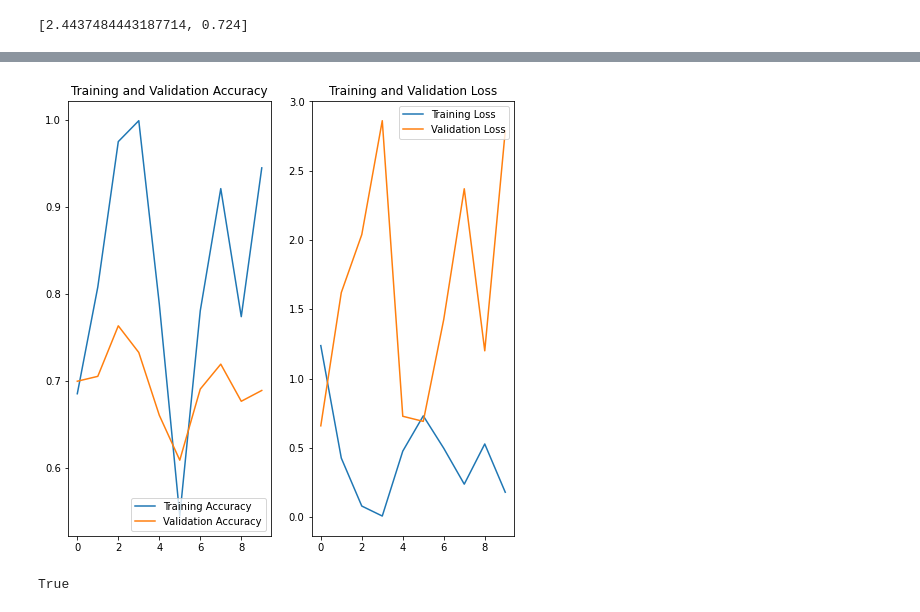
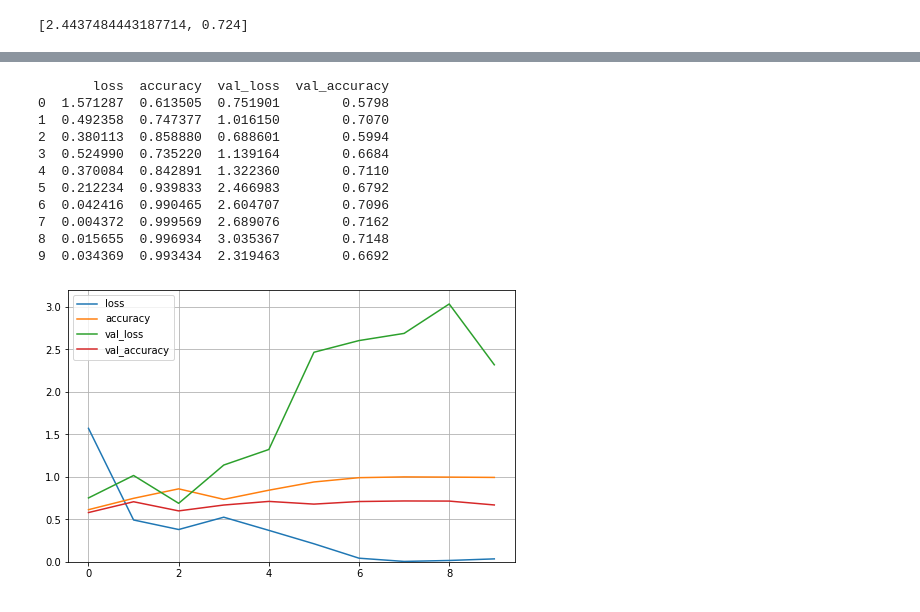
Before and after one commit to Quan3Xin/tf_estimator_demo, a Jupyter notebook: CNN_with_cat&dog.ipynb, the cells around one changed output, grey strips where cells are left out. Drawn from its saved outputs; the diff is of its cells as text; code cells hidden in the pictures.

```diff
--- a/CNN_with_cat&dog.ipynb
+++ b/CNN_with_cat&dog.ipynb
@@ -51,7 +51,7 @@ def decode_img(img_raw):
     img_tensor = tf.image.decode_jpeg(img_raw, channels=3)
     print(img_tensor.shape)
     #img_tensor = (img_tensor/127.5) - 1
-    tf_fianl = tf.image.resize(img_tensor, [100, 100])
+    tf_fianl = tf.image.resize(img_tensor, [160, 160])
 
     # 格式化0-1
     img = tf.image.convert_image_dtype(tf_fianl, tf.float32)
@@ -375,66 +322,66 @@ for ic in pre_dict:
 # %%
 import matplotlib.pyplot as plt
-acc = history.history['accuracy']
-val_acc = history.history['val_accuracy']
 
-loss = history.history['loss']
-val_loss = history.history['val_loss']
+def plot_curves(history):
+    pd.DataFrame(history.history).plot(figsize=(8,5))
+    print(pd.DataFrame(history.history))
+    plt.grid(True)
+    plt.gca().set_ylim(0,3.2)
+    plt.show()
+plot_curves(history)
 
-epochs_range = range(10)
+# acc = history.history['accuracy']
+# val_acc = history.history['val_accuracy']
 
-plt.figure(figsize=(8, 8))
-plt.subplot(1, 2, 1)
-plt.plot(epochs_range, acc, label='Training Accuracy')
-plt.plot(epochs_range, val_acc, label='Validation Accuracy')
-plt.legend(loc='lower right')
-plt.title('Training and Validation Accuracy')
+# loss = history.history['loss']
+# val_loss = history.history['val_loss']
 
-plt.subplot(1, 2, 2)
-plt.plot(epochs_range, loss, label='Training Loss')
-plt.plot(epochs_range, val_loss, label='Validation Loss')
-plt.legend(loc='upper right')
-plt.title('Training and Validation Loss')
-plt.show()
+# epochs_range = range(10)
+
+# plt.figure(figsize=(8, 8))
+# plt.subplot(1, 2, 1)
+# plt.plot(epochs_range, acc, label='Training Accuracy')
+# plt.plot(epochs_range, val_acc, label='Validation Accuracy')
+# plt.legend(loc='lower right')
+# plt.title('Training and Validation Accuracy')
+
+# plt.subplot(1, 2, 2)
+# plt.plot(epochs_range, loss, label='Training Loss')
+# plt.plot(epochs_range, val_loss, label='Validation Loss')
+# plt.legend(loc='upper right')
+# plt.title('Training and Validation Loss')
+# plt.show()
 # acc = new_model.history.history['accuracy']
 # val_acc = new_model.history.history['val_accuracy']
 
 # loss = new_model.history.history['loss']
 # val_loss = new_model.history.history['val_loss']
 
 # epochs_range = range(10)
 
 # plt.figure(figsize=(8, 8))
 # plt.subplot(1, 2, 1)
 # plt.plot(epochs_range, acc, label='Training Accuracy')
 # plt.plot(epochs_range, val_acc, label='Validation Accuracy')
 # plt.legend(loc='lower right')
 # plt.title('Training and Validation Accuracy')
 
 # plt.subplot(1, 2, 2)
 # plt.plot(epochs_range, loss, label='Training Loss')
 # plt.plot(epochs_range, val_loss, label='Validation Loss')
 # plt.legend(loc='upper right')
 # plt.title('Training and Validation Loss')
 # plt.show()
 # %% [output]
+       loss  accuracy  val_loss  val_accuracy
+0  1.571287  0.613505  0.751901        0.5798
+1  0.492358  0.747377  1.016150        0.7070
+2  0.380113  0.858880  0.688601        0.5994
+3  0.524990  0.735220  1.139164        0.6684
+4  0.370084  0.842891  1.322360        0.7110
+5  0.212234  0.939833  2.466983        0.6792
+6  0.042416  0.990465  2.604707        0.7096
+7  0.004372  0.999569  2.689076        0.7162
+8  0.015655  0.996934  3.035367        0.7148
+9  0.034369  0.993434  2.319463        0.6692
-[figure, old version]
+[figure, new version]
-# %%
-import platform    # For getting the operating system name
-import subprocess  # For executing a shell command
-
-def ping(host):
-    """
-    Returns True if host (str) responds to a ping request.
-    Remember that a host may not respond to a ping (ICMP) request even if the host name is valid.
-    """
-
-    # Option for the number of packets as a function of
-    param = '-n' if platform.system().lower()=='windows' else '-c'
-
-    # Building the command. Ex: "ping -c 1 google.com"
-    command = ['ping', param, '1', host]
-
-    return subprocess.call(command) == 0
-ping("192.168.16.1")
-# %% [output]
-True
```
Also changed, not shown: parts of 6 cells of this notebook, 2 other files.
